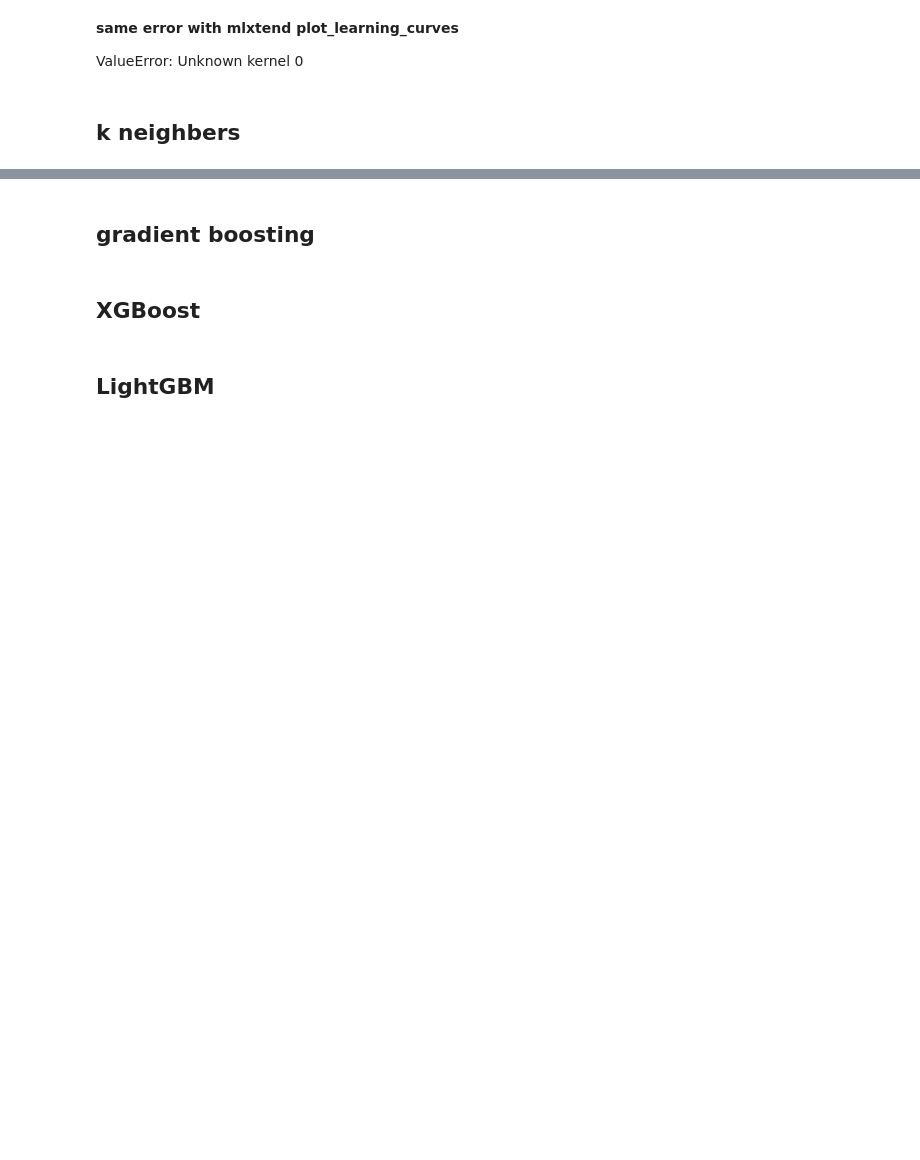
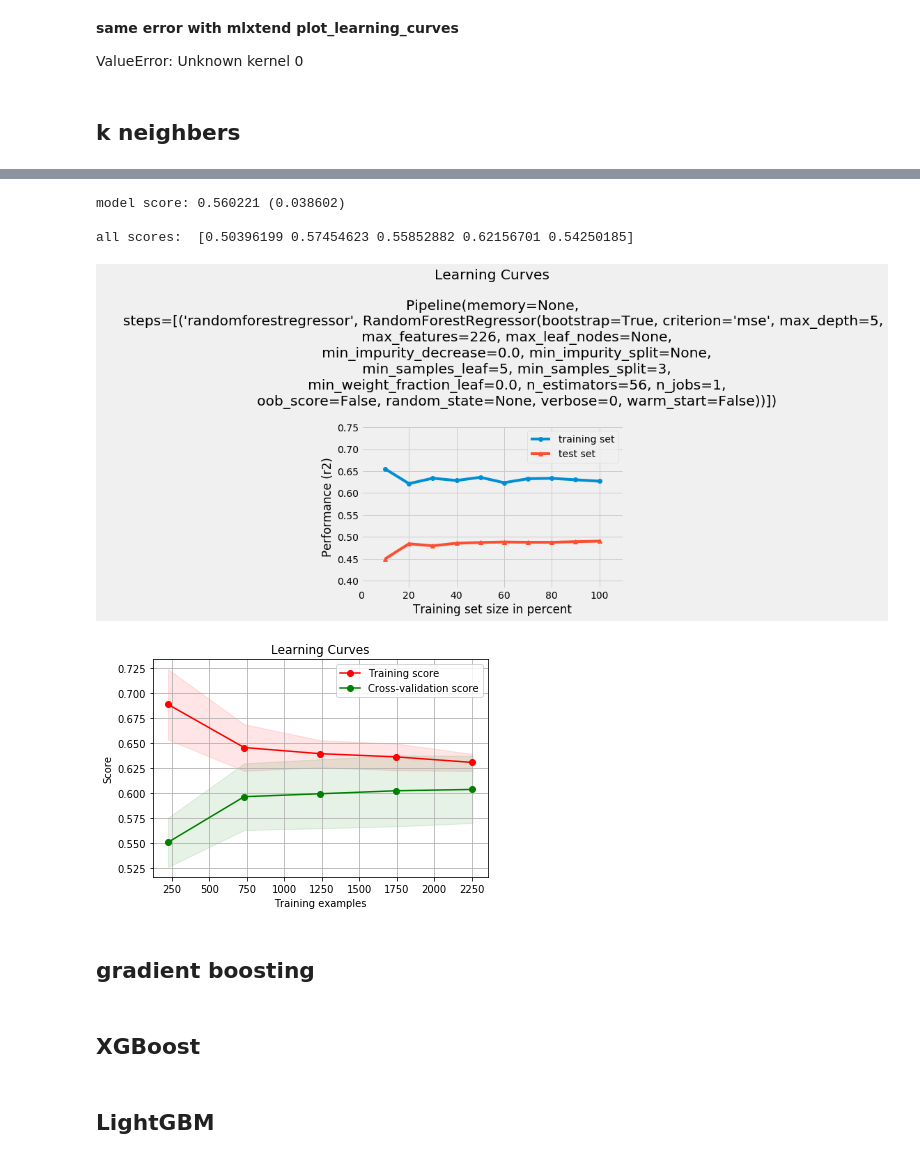
Before and after one commit to alancet/test, a Jupyter notebook: kaggle/mercedes/src/my_predict.ipynb, the cells around one changed output, grey strips where cells are left out. Drawn from its saved outputs; the diff is of its cells as text; code cells hidden in the pictures; blank space fills up the shorter version.

```diff
--- a/kaggle/mercedes/src/my_predict.ipynb
+++ b/kaggle/mercedes/src/my_predict.ipynb
@@ -1100,3 +1170,36 @@ ValueError: Unknown kernel 0
+# %%
+best_params = {'max_depth': 5,
+ 'max_features': 226,
+ 'min_samples_leaf': 5,
+ 'min_samples_split': 3,
+ 'n_estimators': 56}
+# %%
+ranfore = make_pipeline(
+        #RobustScaler(),
+        RandomForestRegressor(**best_params)
+)
+
+evalModelByCV(ranfore, X_train, y_train)
+
+
+plot_learning_curves(X_train, y_train, X_test, y_test,
+                     ranfore, scoring="r2")
+plt.show()
+
+
+title = "Learning Curves"
+my_plot_learning_curve(ranfore, title,
+                    X_train, y_train,
+                    #ylim=(0.7, 1.01),
+                    cv=5, scoring="r2",
+                    n_jobs=3)
+plt.show()
+# %% [output]
+model score: 0.560221 (0.038602)
+
+all scores:  [0.50396199 0.57454623 0.55852882 0.62156701 0.54250185]
+[figure, added]
+[figure, added]
 # %% [markdown]
 ## gradient boosting
 # %% [markdown]
```
Also changed, not shown: parts of 22 cells of this notebook, 3 other files.
